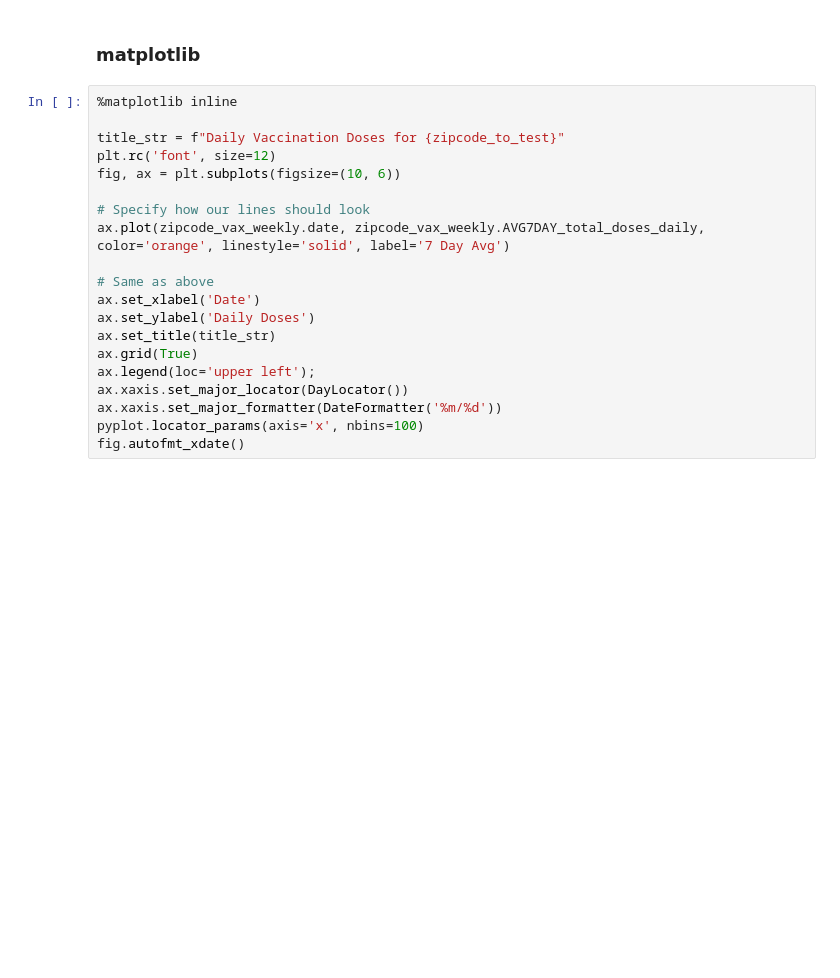
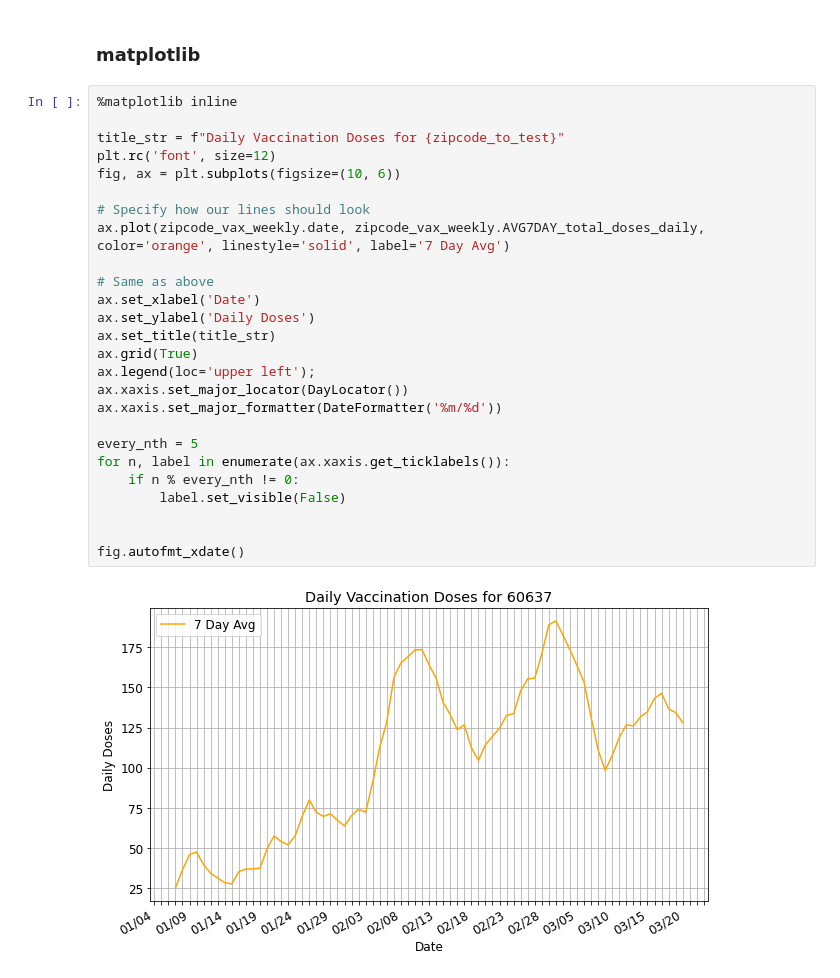
Before and after one commit to christiejibaraki/back2normal, a Jupyter notebook: back2normal/viz_exploratory.ipynb, the cells around one changed output. Cells and saved outputs as stored; diff of their text form; blank space fills up the shorter version.

```diff
--- a/back2normal/viz_exploratory.ipynb
+++ b/back2normal/viz_exploratory.ipynb
@@ -49,20 +49,28 @@ zipcode_vax_weekly.head()
 # %%
 %matplotlib inline
 
 title_str = f"Daily Vaccination Doses for {zipcode_to_test}"
 plt.rc('font', size=12)
 fig, ax = plt.subplots(figsize=(10, 6))
 
 # Specify how our lines should look
 ax.plot(zipcode_vax_weekly.date, zipcode_vax_weekly.AVG7DAY_total_doses_daily, color='orange', linestyle='solid', label='7 Day Avg')
 
 # Same as above
 ax.set_xlabel('Date')
 ax.set_ylabel('Daily Doses')
 ax.set_title(title_str)
 ax.grid(True)
 ax.legend(loc='upper left');
 ax.xaxis.set_major_locator(DayLocator())
 ax.xaxis.set_major_formatter(DateFormatter('%m/%d'))
-pyplot.locator_params(axis='x', nbins=100)
+
+every_nth = 5
+for n, label in enumerate(ax.xaxis.get_ticklabels()):
+    if n % every_nth != 0:
+        label.set_visible(False)
+
+
 fig.autofmt_xdate()
+# %% [output]
+[figure, added]
```
